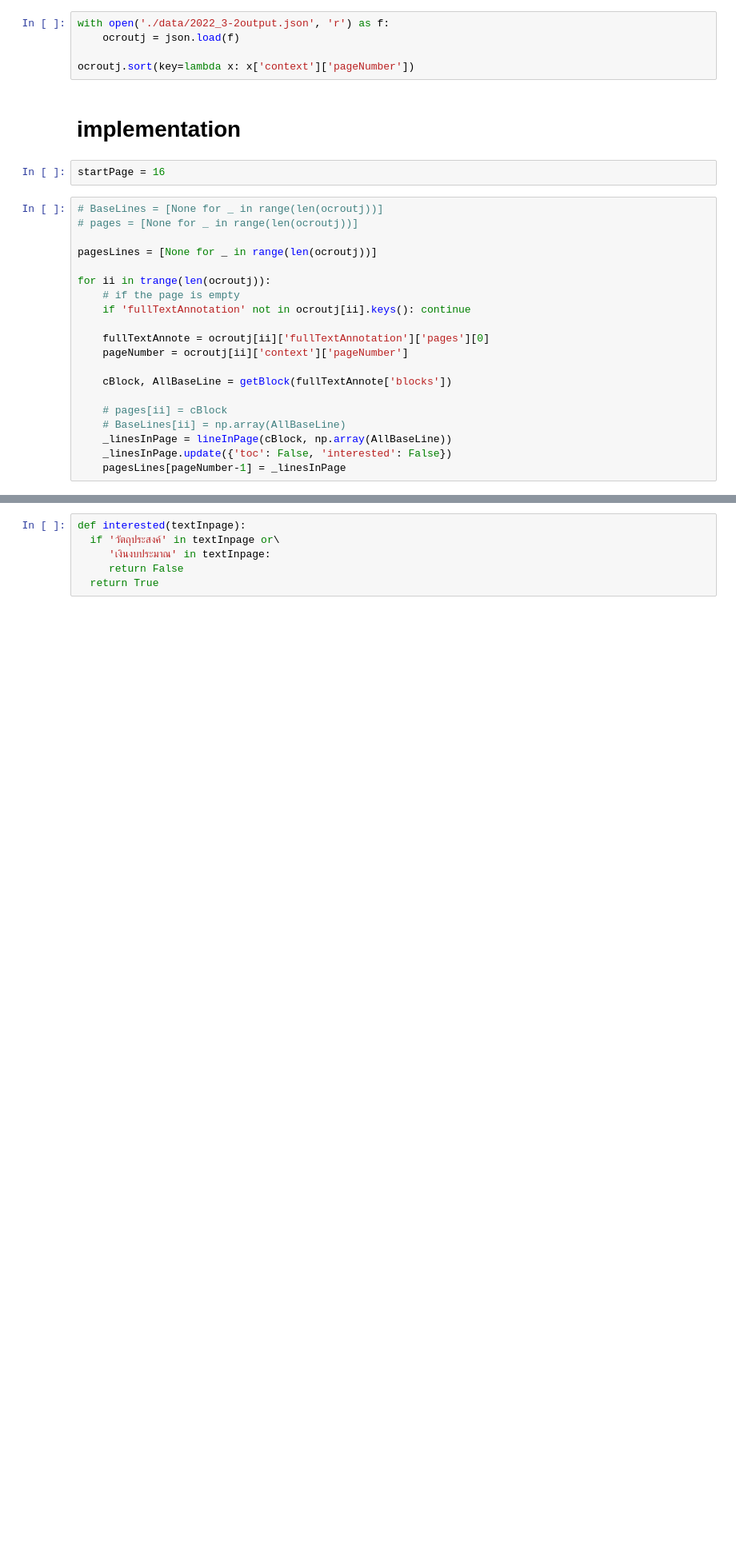
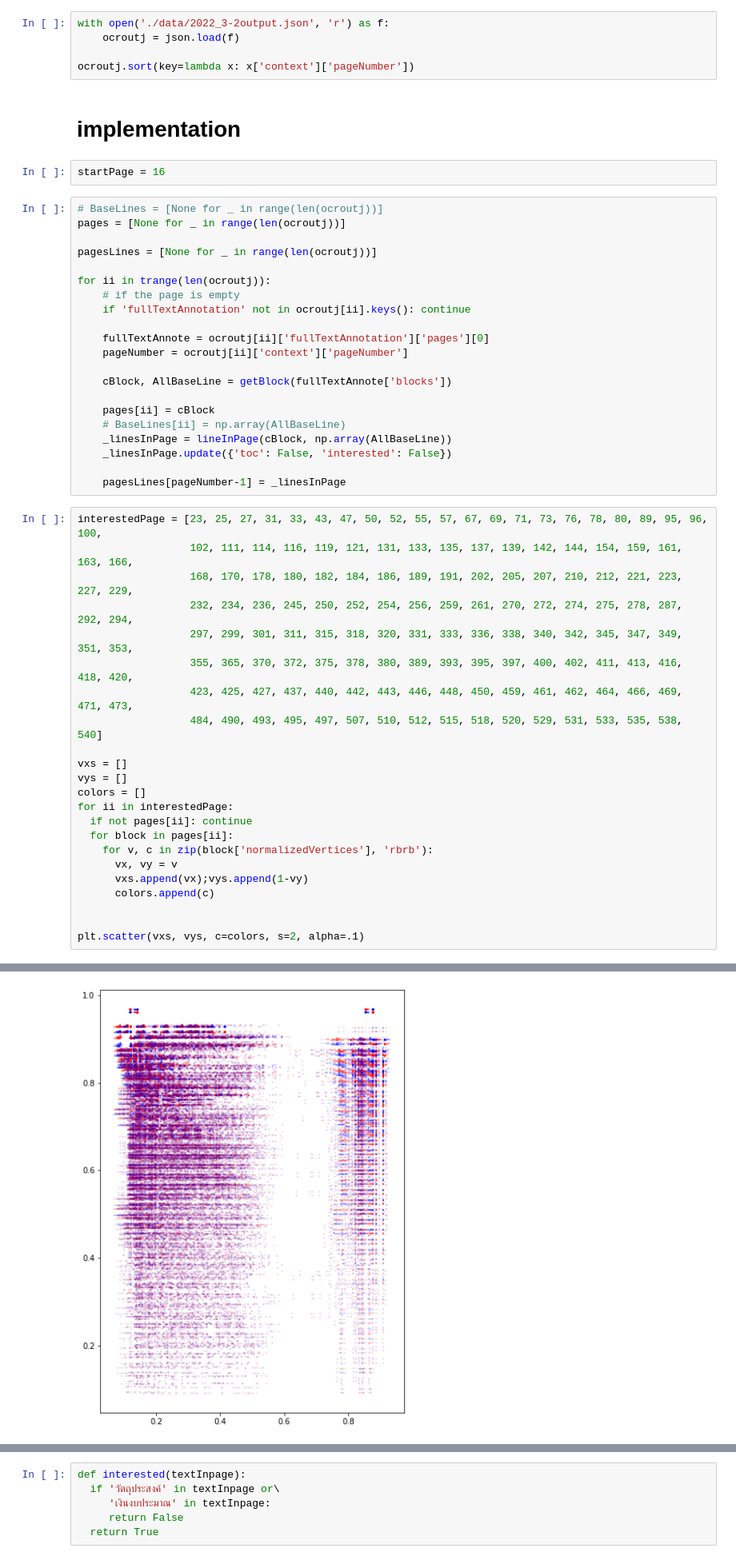
Before and after one commit to napatswift/thailand-budget-pdf2csv, a Jupyter notebook: csv-extraction/napatswift-coordintes/source/napatswift-coordinates-notebook.ipynb, the cells around one changed output, grey strips where cells are left out. Shown: that part at 80% size. Cells and saved outputs as stored; diff of their text form; blank space fills up the shorter version.

```diff
--- a/csv-extraction/napatswift-coordintes/source/napatswift-coordinates-notebook.ipynb
+++ b/csv-extraction/napatswift-coordintes/source/napatswift-coordinates-notebook.ipynb
@@ -17,7 +17,7 @@ ocroutj.sort(key=lambda x: x['context']['pageNumber'])
 startPage = 16
 # %%
 # BaseLines = [None for _ in range(len(ocroutj))]
-# pages = [None for _ in range(len(ocroutj))]
+pages = [None for _ in range(len(ocroutj))]
 
 pagesLines = [None for _ in range(len(ocroutj))]
 
@@ -30,8 +30,33 @@ for ii in trange(len(ocroutj)):
 
     cBlock, AllBaseLine = getBlock(fullTextAnnote['blocks'])
 
-    # pages[ii] = cBlock
+    pages[ii] = cBlock
     # BaseLines[ii] = np.array(AllBaseLine)
     _linesInPage = lineInPage(cBlock, np.array(AllBaseLine))
     _linesInPage.update({'toc': False, 'interested': False})
+
     pagesLines[pageNumber-1] = _linesInPage
+# %%
+interestedPage = [23, 25, 27, 31, 33, 43, 47, 50, 52, 55, 57, 67, 69, 71, 73, 76, 78, 80, 89, 95, 96, 100,
+                  102, 111, 114, 116, 119, 121, 131, 133, 135, 137, 139, 142, 144, 154, 159, 161, 163, 166,
+                  168, 170, 178, 180, 182, 184, 186, 189, 191, 202, 205, 207, 210, 212, 221, 223, 227, 229,
+                  232, 234, 236, 245, 250, 252, 254, 256, 259, 261, 270, 272, 274, 275, 278, 287, 292, 294,
+                  297, 299, 301, 311, 315, 318, 320, 331, 333, 336, 338, 340, 342, 345, 347, 349, 351, 353,
+                  355, 365, 370, 372, 375, 378, 380, 389, 393, 395, 397, 400, 402, 411, 413, 416, 418, 420,
+                  423, 425, 427, 437, 440, 442, 443, 446, 448, 450, 459, 461, 462, 464, 466, 469, 471, 473,
+                  484, 490, 493, 495, 497, 507, 510, 512, 515, 518, 520, 529, 531, 533, 535, 538, 540]
+
+vxs = []
+vys = []
+colors = []
+for ii in interestedPage:
+  if not pages[ii]: continue
+  for block in pages[ii]:
+    for v, c in zip(block['normalizedVertices'], 'rbrb'):
+      vx, vy = v
+      vxs.append(vx);vys.append(1-vy)
+      colors.append(c)
+
+
+plt.scatter(vxs, vys, c=colors, s=2, alpha=.1)
+# %% [output]
@@ -38,3 +64,4 @@ for ii in trange(len(ocroutj)):
+[figure, added]
 # %%
 # Table of contents
 units = []
```
Also changed, not shown: parts of 5 cells of this notebook, 10 other files.
